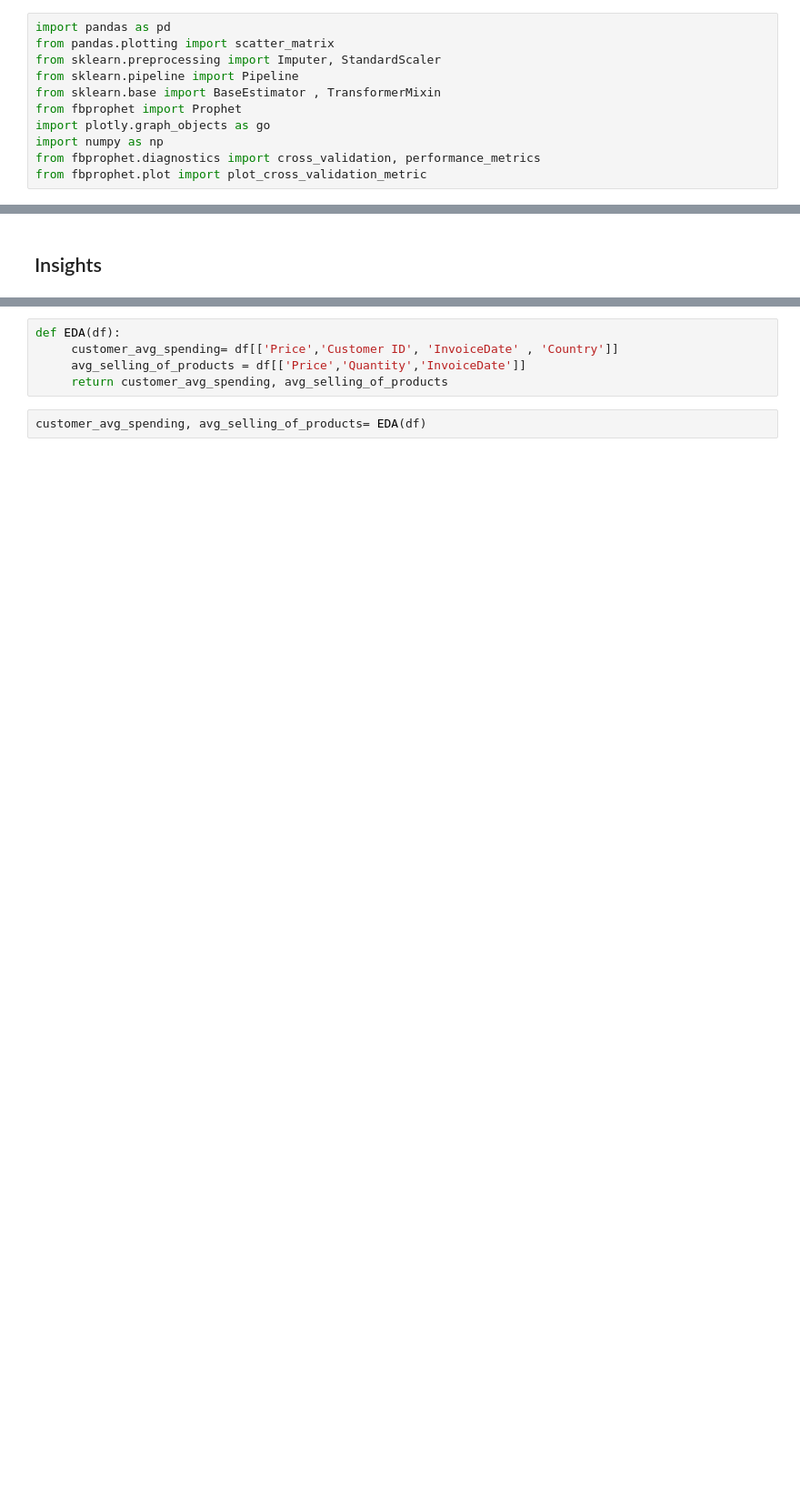
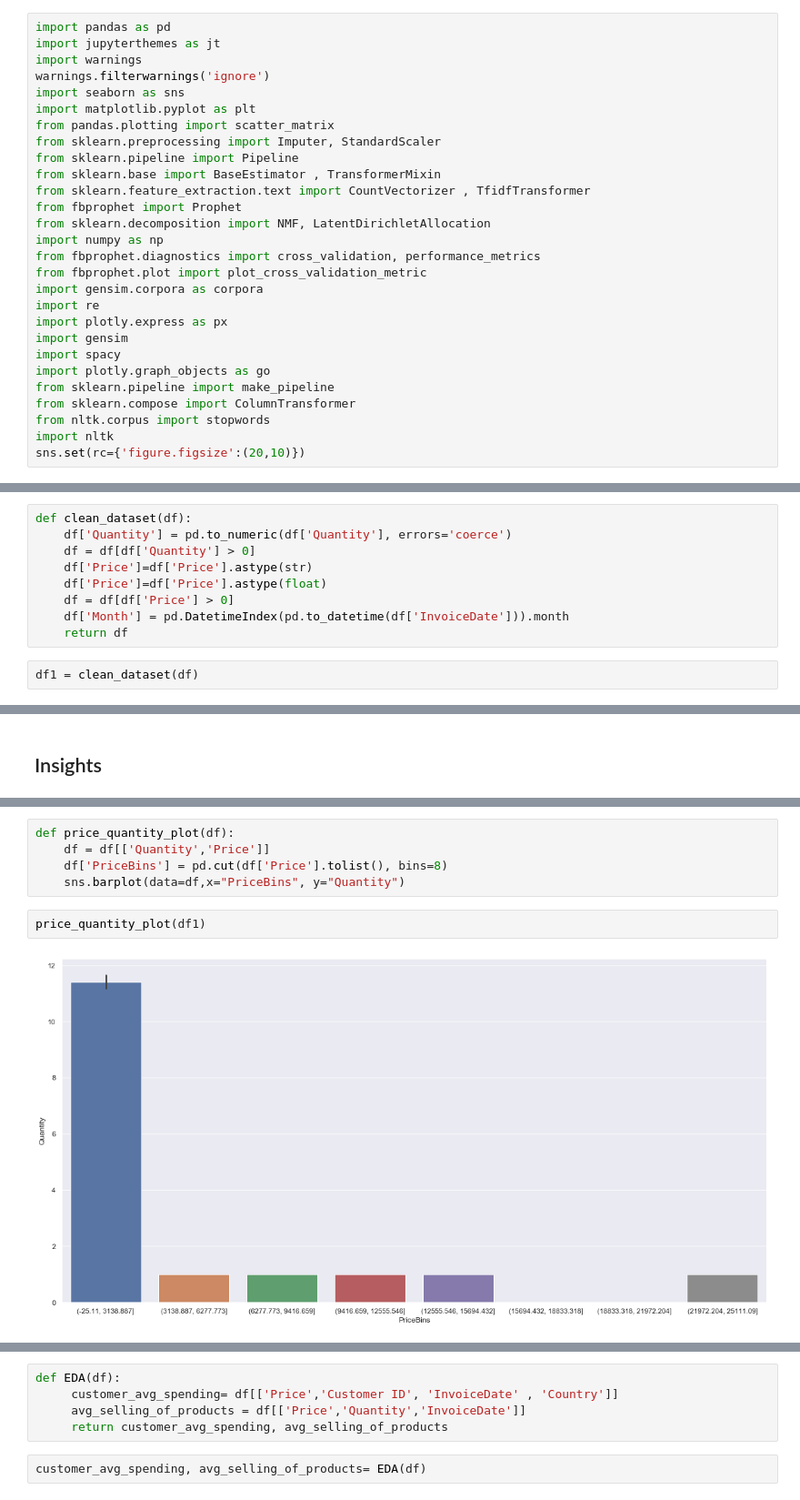
Before and after one commit to GaworO/OnlineRetail, a Jupyter notebook: OnlineRetail.ipynb, the cells around one changed output, grey strips where cells are left out. Shown at 91% size. Drawn from its saved outputs; the diff is of its cells as text; blank space fills up the shorter version.

```diff
--- a/OnlineRetail.ipynb
+++ b/OnlineRetail.ipynb
@@ -1,13 +1,30 @@
 # %%
 import pandas as pd
+import jupyterthemes as jt
+import warnings
+warnings.filterwarnings('ignore')
+import seaborn as sns
+import matplotlib.pyplot as plt
 from pandas.plotting import scatter_matrix
 from sklearn.preprocessing import Imputer, StandardScaler
 from sklearn.pipeline import Pipeline
 from sklearn.base import BaseEstimator , TransformerMixin
+from sklearn.feature_extraction.text import CountVectorizer , TfidfTransformer
 from fbprophet import Prophet
-import plotly.graph_objects as go
+from sklearn.decomposition import NMF, LatentDirichletAllocation
 import numpy as np
 from fbprophet.diagnostics import cross_validation, performance_metrics
 from fbprophet.plot import plot_cross_validation_metric
+import gensim.corpora as corpora
+import re
+import plotly.express as px
+import gensim
+import spacy
+import plotly.graph_objects as go
+from sklearn.pipeline import make_pipeline
+from sklearn.compose import ColumnTransformer
+from nltk.corpus import stopwords
+import nltk
+sns.set(rc={'figure.figsize':(20,10)})
 # %%
 df = pd.read_excel('online_retail_II.xlsx' , index_col=False)
@@ -22,0 +44,11 @@ df.head()
+# %%
+def clean_dataset(df):
+    df['Quantity'] = pd.to_numeric(df['Quantity'], errors='coerce')
+    df = df[df['Quantity'] > 0]
+    df['Price']=df['Price'].astype(str)
+    df['Price']=df['Price'].astype(float)
+    df = df[df['Price'] > 0]
+    df['Month'] = pd.DatetimeIndex(pd.to_datetime(df['InvoiceDate'])).month
+    return df
+# %%
+df1 = clean_dataset(df)
@@ -24,0 +71,9 @@ df.head()
+# %%
+def price_quantity_plot(df):
+    df = df[['Quantity','Price']]
+    df['PriceBins'] = pd.cut(df['Price'].tolist(), bins=8)
+    sns.barplot(data=df,x="PriceBins", y="Quantity")
+# %%
+price_quantity_plot(df1)
+# %% [output]
+[figure, added]
```
Also changed, not shown: parts of 45 cells of this notebook.
